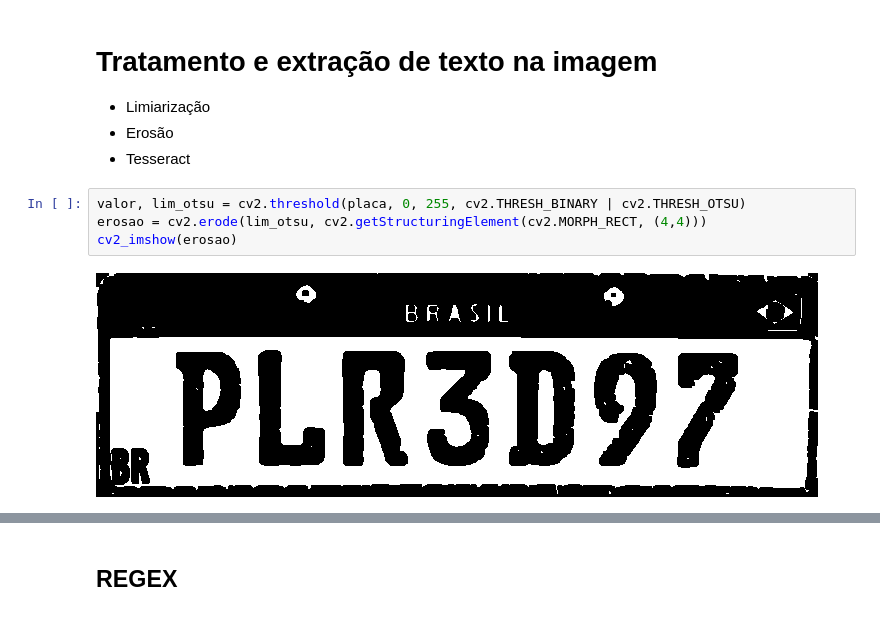
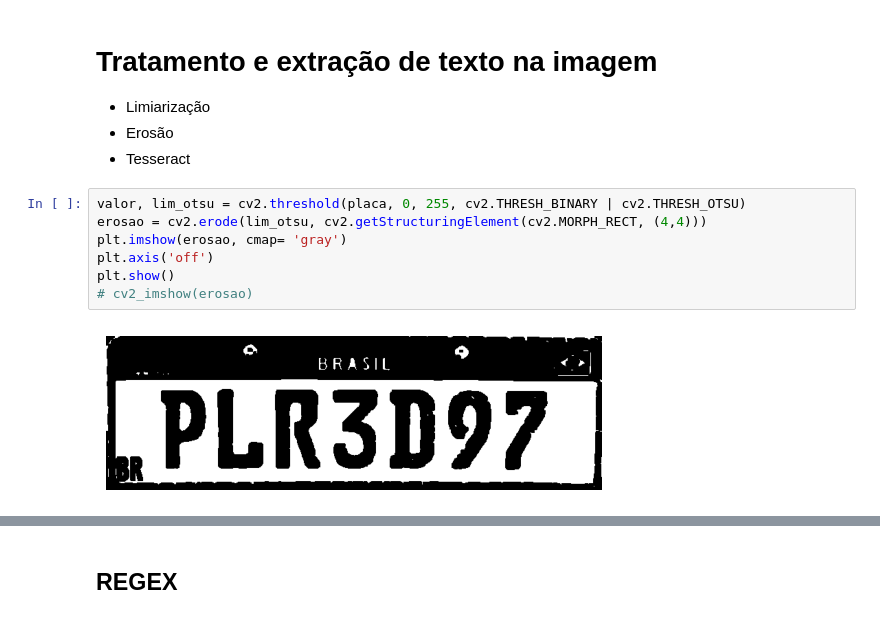
Before and after one commit to EdCarlos-dev/tratamentodeimagens, a Jupyter notebook: imagens-texto-tratamento.ipynb, the cells around one changed output, grey strips where cells are left out. Saved outputs shown, nothing was run; the diff lists cells and outputs as text.

```diff
--- a/OCR_detecção_de_texto_em_placas_de_carro.ipynb
+++ b/imagens-texto-tratamento.ipynb
@@ -485,9 +529,12 @@ cv2_imshow(placa)
 # %%
 valor, lim_otsu = cv2.threshold(placa, 0, 255, cv2.THRESH_BINARY | cv2.THRESH_OTSU)
 erosao = cv2.erode(lim_otsu, cv2.getStructuringElement(cv2.MORPH_RECT, (4,4)))
-cv2_imshow(erosao)
+plt.imshow(erosao, cmap= 'gray')
+plt.axis('off')
+plt.show()
+# cv2_imshow(erosao)
 # %% [output]
-[figure, old version]
+[figure, new version]
 # %%
 config_tesseract = '--tessdata-dir tessdata --psm 6'
 texto = pytesseract.image_to_string(erosao, lang='por', config = config_tesseract)
```
Also changed, not shown: parts of 33 cells of this notebook.
